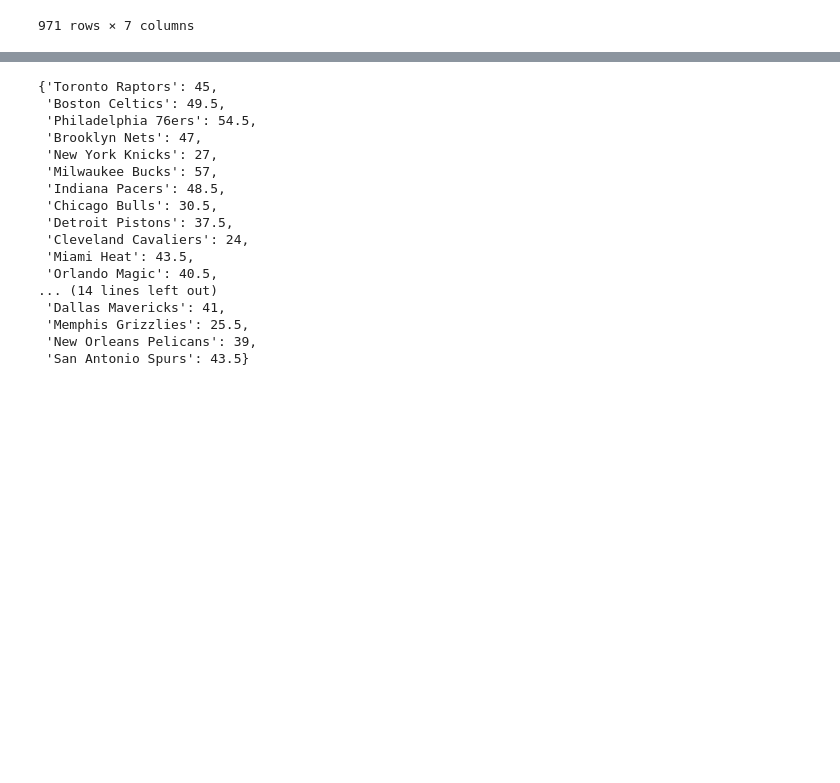
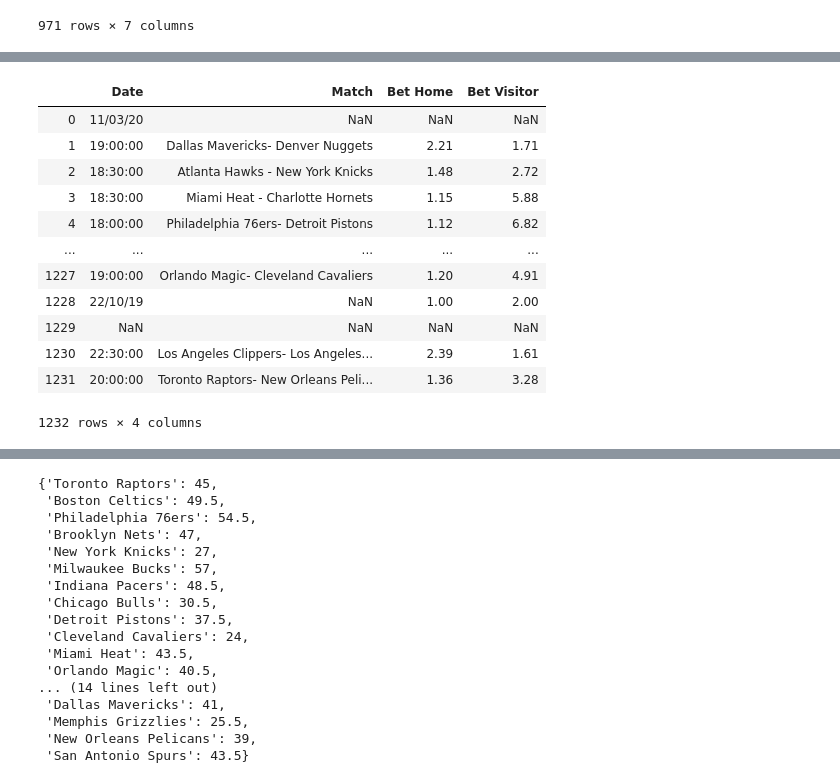
Before and after one commit to rogeralemany7/NBA_project, a Jupyter notebook: 1-data_prep_nba_19_20.ipynb, the cells around one changed output, grey strips where cells are left out. Saved outputs shown, nothing was run; the diff lists cells and outputs as text; code cells hidden in the pictures; blank space fills up the shorter version.

```diff
--- a/1-data_prep_nba_19_20.ipynb
+++ b/1-data_prep_nba_19_20.ipynb
@@ -232,0 +238,17 @@ data
+# %%
+data_bets=pd.read_csv("NBA_project/bets_19_20.csv")
+data_bets
+# %% [output]
+|  | Date | Match | Bet Home | Bet Visitor |
+| 0 | 11/03/20 | NaN | NaN | NaN |
+| 1 | 19:00:00 | Dallas Mavericks- Denver Nuggets | 2.21 | 1.71 |
+| 2 | 18:30:00 | Atlanta Hawks - New York Knicks | 1.48 | 2.72 |
+| 3 | 18:30:00 | Miami Heat - Charlotte Hornets | 1.15 | 5.88 |
+| 4 | 18:00:00 | Philadelphia 76ers- Detroit Pistons | 1.12 | 6.82 |
+| ... | ... | ... | ... | ... |
+| 1227 | 19:00:00 | Orlando Magic- Cleveland Cavaliers | 1.20 | 4.91 |
+| 1228 | 22/10/19 | NaN | 1.00 | 2.00 |
+| 1229 | NaN | NaN | NaN | NaN |
+| 1230 | 22:30:00 | Los Angeles Clippers- Los Angeles... | 2.39 | 1.61 |
+| 1231 | 20:00:00 | Toronto Raptors- New Orleans Peli... | 1.36 | 3.28 |
+1232 rows × 4 columns
```
Also changed, not shown: parts of 83 cells of this notebook.
